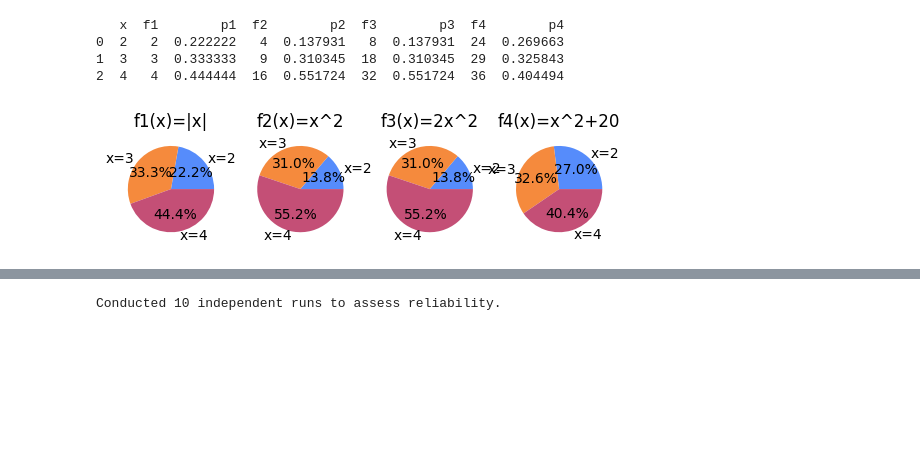
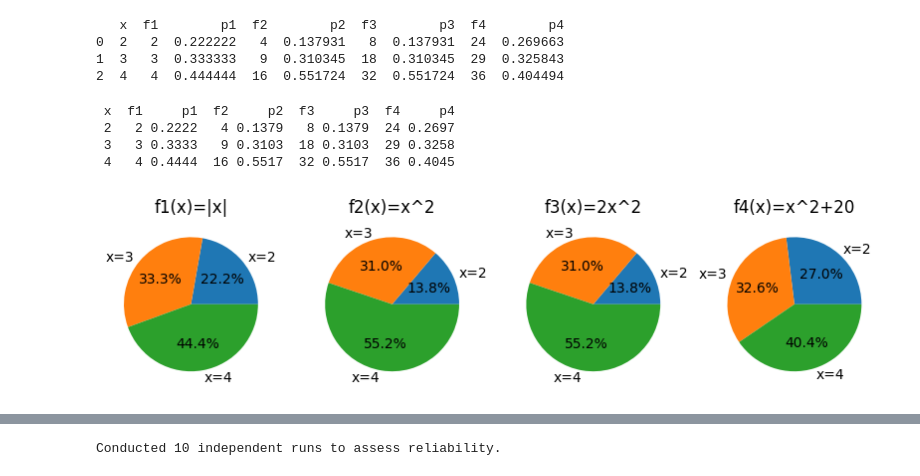
Before and after one commit to DavidMagaram/NaCo, a Jupyter notebook: Assignment4/partA.ipynb, the cells around one changed output, grey strips where cells are left out. Saved outputs shown, nothing was run; the diff lists cells and outputs as text; code cells hidden in the pictures; blank space fills up the shorter version.

Commit message:
added table and figures

```diff
--- a/Assignment4/partA.ipynb
+++ b/Assignment4/partA.ipynb
@@ -42,28 +42,37 @@ print(df)
 0  2   2  0.222222   4  0.137931   8  0.137931  24  0.269663
 1  3   3  0.333333   9  0.310345  18  0.310345  29  0.325843
 2  4   4  0.444444  16  0.551724  32  0.551724  36  0.404494
+# %%
+print(df.round(4).to_string(index=False))
+# %% [output]
+ x  f1     p1  f2     p2  f3     p3  f4     p4
+ 2   2 0.2222   4 0.1379   8 0.1379  24 0.2697
+ 3   3 0.3333   9 0.3103  18 0.3103  29 0.3258
+ 4   4 0.4444  16 0.5517  32 0.5517  36 0.4045
 # %%
 
 # Plot it - pie charts
+plt.figure(figsize=(10, 4))
+
 plt.subplot(1, 4, 1)
 plt.pie(p1, labels=["x=2", "x=3", "x=4"], autopct='%1.1f%%')
 plt.title("f1(x)=|x|")
 
 plt.subplot(1, 4, 2)
 plt.pie(p2, labels=["x=2", "x=3", "x=4"], autopct='%1.1f%%')
 plt.title("f2(x)=x^2")
 
 plt.subplot(1, 4, 3)
 plt.pie(p3, labels=["x=2", "x=3", "x=4"], autopct='%1.1f%%')
 plt.title("f3(x)=2x^2")
 
 plt.subplot(1, 4, 4)
 plt.pie(p4, labels=["x=2", "x=3", "x=4"], autopct='%1.1f%%')
 plt.title("f4(x)=x^2+20")
-
+plt.savefig("pie_charts.png")
 plt.show()
 # %% [output]
-[figure, old version]
+[figure, new version]
 # %%
 import random
 # %%
```
Also changed, not shown: parts of 3 cells of this notebook, 3 other files.
